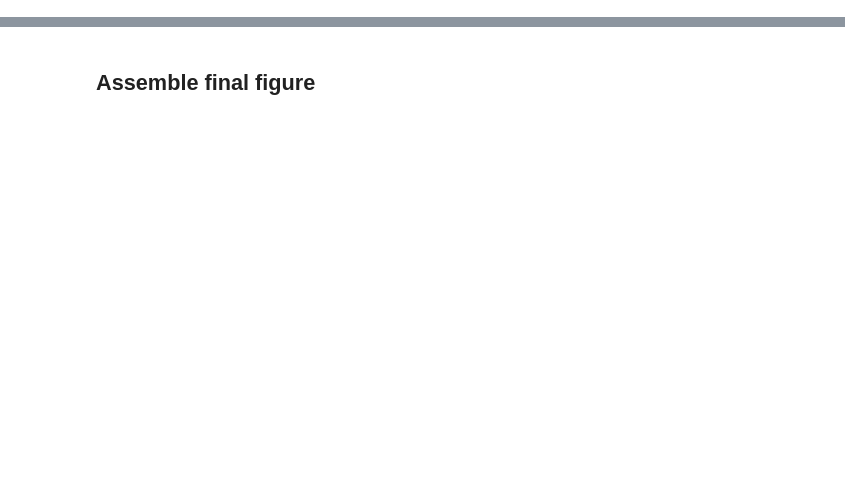
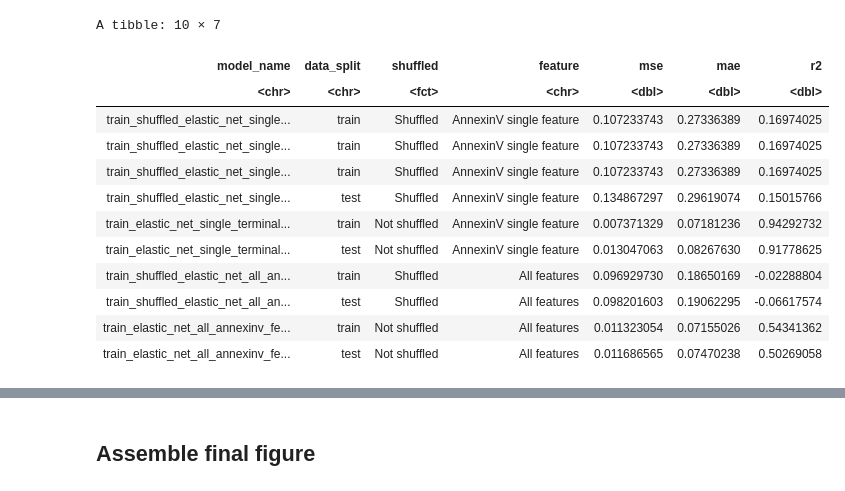
Before and after one commit to WayScience/live_cell_timelapse_apoptosis_analysis, a Jupyter notebook: 5.bulk_timelapse_model/notebooks/5.plot_model_peformances.ipynb, the cells around one changed output, grey strips where cells are left out. Cells and saved outputs as stored; diff of their text form; code cells hidden in the pictures; blank space fills up the shorter version.

```diff
--- a/5.bulk_timelapse_model/notebooks/5.plot_model_peformances.ipynb
+++ b/5.bulk_timelapse_model/notebooks/5.plot_model_peformances.ipynb
@@ -23,6 +23,22 @@ df$shuffled <- factor(df$shuffled, levels = c("Not shuffled", "Shuffled"))
 width <- 8
 height <- 6
 options(repr.plot.width = width, repr.plot.height = height)
+# %%
+df
+# %% [output]
+A tibble: 10 × 7
+| model_name | data_split | shuffled | feature | mse | mae | r2 |
+| <chr> | <chr> | <fct> | <chr> | <dbl> | <dbl> | <dbl> |
+| train_shuffled_elastic_net_single... | train | Shuffled | AnnexinV single feature | 0.107233743 | 0.27336389 | 0.16974025 |
+| train_shuffled_elastic_net_single... | train | Shuffled | AnnexinV single feature | 0.107233743 | 0.27336389 | 0.16974025 |
+| train_shuffled_elastic_net_single... | train | Shuffled | AnnexinV single feature | 0.107233743 | 0.27336389 | 0.16974025 |
+| train_shuffled_elastic_net_single... | test | Shuffled | AnnexinV single feature | 0.134867297 | 0.29619074 | 0.15015766 |
+| train_elastic_net_single_terminal... | train | Not shuffled | AnnexinV single feature | 0.007371329 | 0.07181236 | 0.94292732 |
+| train_elastic_net_single_terminal... | test | Not shuffled | AnnexinV single feature | 0.013047063 | 0.08267630 | 0.91778625 |
+| train_shuffled_elastic_net_all_an... | train | Shuffled | All features | 0.096929730 | 0.18650169 | -0.02288804 |
+| train_shuffled_elastic_net_all_an... | test | Shuffled | All features | 0.098201603 | 0.19062295 | -0.06617574 |
+| train_elastic_net_all_annexinv_fe... | train | Not shuffled | All features | 0.011323054 | 0.07155026 | 0.54341362 |
+| train_elastic_net_all_annexinv_fe... | test | Not shuffled | All features | 0.011686565 | 0.07470238 | 0.50269058 |
 # %%
 mse_plot <- (
     ggplot(df, aes(x = feature, y = mse, fill = shuffled))
```
Also changed, not shown: parts of 3 cells of this notebook, 7 other files.
